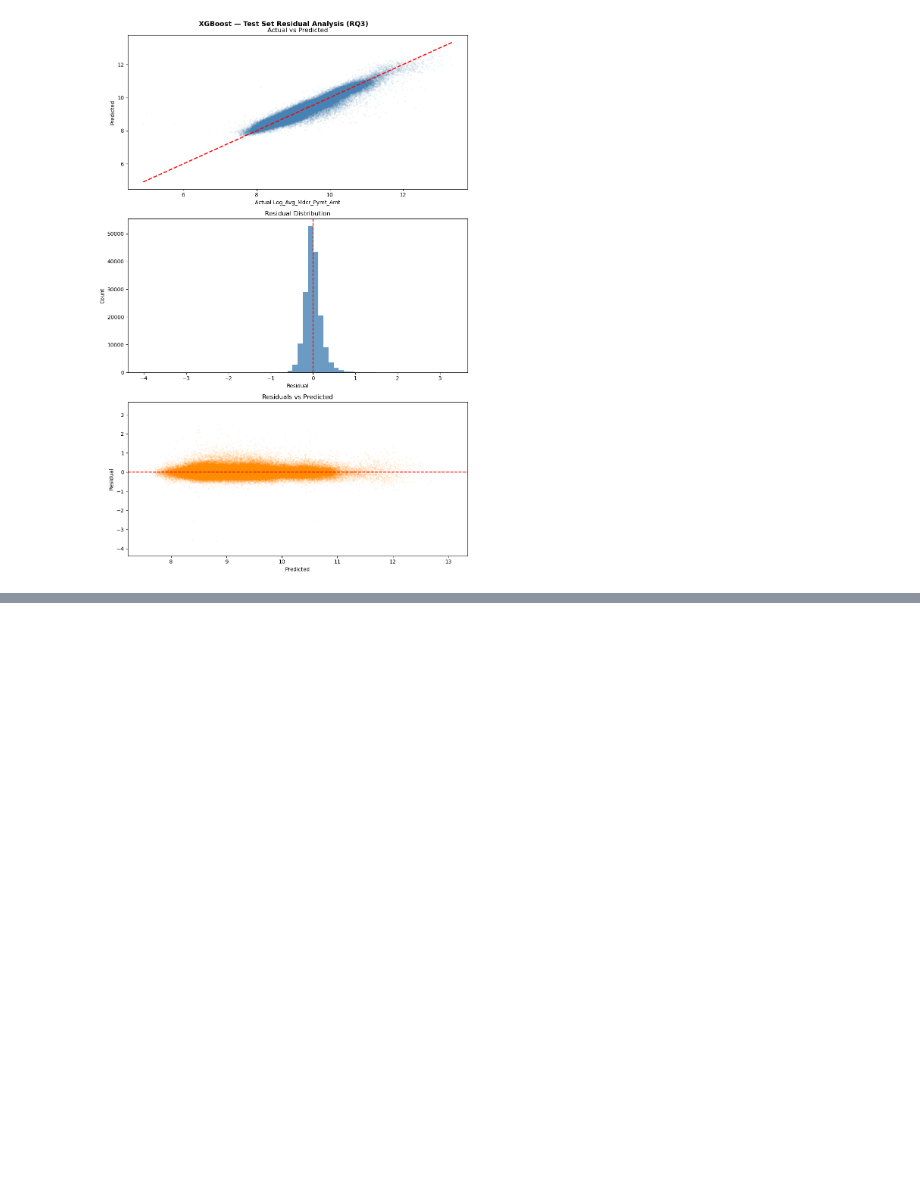
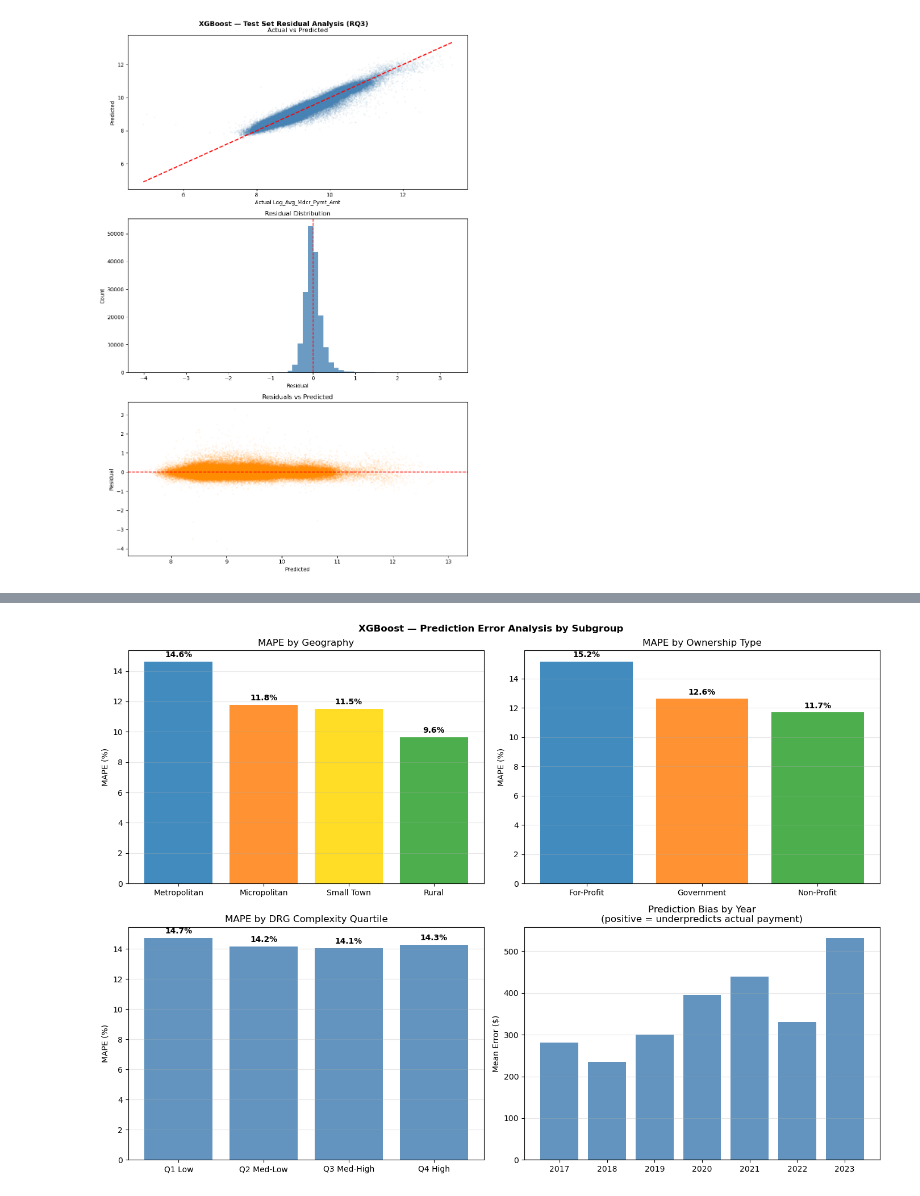
Before and after one commit to AlphonsaSruthi/MedicareDataAnalysis, a Jupyter notebook: Scripts/04_Modeling_RQ3.ipynb, the cells around one changed output, grey strips where cells are left out. Saved outputs shown, nothing was run; the diff lists cells and outputs as text; code cells hidden in the pictures; blank space fills up the shorter version.

```diff
--- a/Scripts/04_Modeling_RQ3.ipynb
+++ b/Scripts/04_Modeling_RQ3.ipynb
@@ -853,3 +978,58 @@ print('\nNote: MAPE rows with $0 actual payment are excluded from group averages
+# %%
+# Color palette
+BLUE   = '#1f77b4'
+ORANGE = '#ff7f0e'
+GOLD   = '#FFD700'
+GREEN  = '#2ca02c'
+
+fig, axes = plt.subplots(2, 2, figsize=(14, 10))
+fig.suptitle('XGBoost \u2014 Prediction Error Analysis by Subgroup',
+             fontweight='bold')
+
+# MAPE by RUCA
+ruca_err = eval_df.groupby('RUCA_Group')['mape_row'].mean().reindex(
+    ['Metropolitan','Micropolitan','Small Town','Rural'])
+axes[0,0].bar(ruca_err.index, ruca_err.values,
+              color=[BLUE, ORANGE, GOLD, GREEN], alpha=0.85)
+for i, v in enumerate(ruca_err.values):
+    axes[0,0].text(i, v+0.3, f'{v:.1f}%', ha='center', fontweight='bold')
+axes[0,0].set_title('MAPE by Geography')
+axes[0,0].set_ylabel('MAPE (%)')
+axes[0,0].grid(axis='y', alpha=0.3)
+
+# MAPE by Ownership
+own_err = eval_df.groupby('Ownership_Type')['mape_row'].mean()
+axes[0,1].bar(own_err.index, own_err.values,
+              color=[BLUE, ORANGE, GREEN], alpha=0.85)
+for i, v in enumerate(own_err.values):
+    axes[0,1].text(i, v+0.3, f'{v:.1f}%', ha='center', fontweight='bold')
+axes[0,1].set_title('MAPE by Ownership Type')
+axes[0,1].set_ylabel('MAPE (%)')
+axes[0,1].grid(axis='y', alpha=0.3)
+
+# MAPE by DRG quartile
+drg_err = eval_df.groupby('drg_quartile')['mape_row'].mean()
+axes[1,0].bar(drg_err.index.astype(str), drg_err.values,
+              color='steelblue', alpha=0.85)
+for i, v in enumerate(drg_err.values):
+    axes[1,0].text(i, v+0.3, f'{v:.1f}%', ha='center', fontweight='bold')
+axes[1,0].set_title('MAPE by DRG Complexity Quartile')
+axes[1,0].set_ylabel('MAPE (%)')
+axes[1,0].grid(axis='y', alpha=0.3)
+
+# Bias by Year
+yr_bias = eval_df.groupby('Data_Year')['error_usd'].mean()
+colors  = ['red' if v < 0 else 'steelblue' for v in yr_bias.values]
+axes[1,1].bar(yr_bias.index.astype(str), yr_bias.values, color=colors, alpha=0.85)
+axes[1,1].axhline(0, color='black', linewidth=1)
+axes[1,1].set_title('Prediction Bias by Year\n(positive = underpredicts actual payment)')
+axes[1,1].set_ylabel('Mean Error ($)')
+axes[1,1].grid(axis='y', alpha=0.3)
+
+plt.tight_layout()
+plt.show()
+# %% [output]
+[figure, added]
 # %%
 # ── Full results summary ──
 final_df = pd.DataFrame(results)
```
Also changed, not shown: parts of 10 cells of this notebook, 9 other files.
